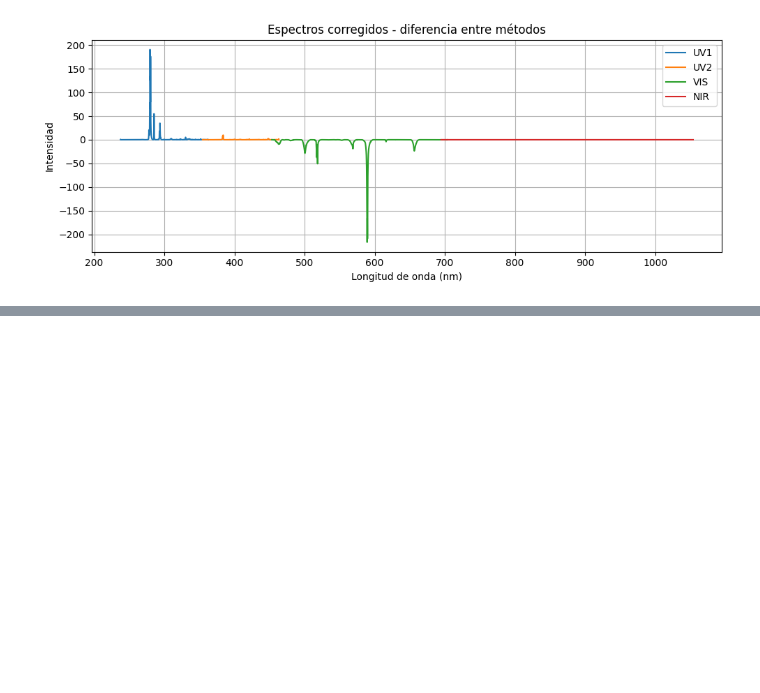
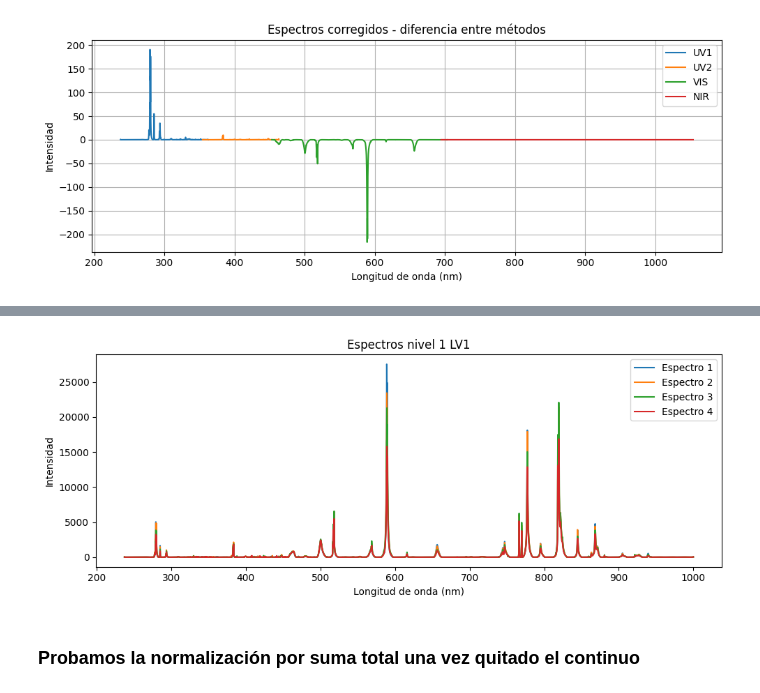
Before and after one commit to elsamoreno/LIBS_QUANTIFICATION_INTA, a Jupyter notebook: Pre_Processing/Pruebas_pipeline.ipynb, the cells around one changed output, grey strips where cells are left out. Saved outputs shown, nothing was run; the diff lists cells and outputs as text; code cells hidden in the pictures; blank space fills up the shorter version.

```diff
--- a/Pre_Processing/Pruebas_pipeline.ipynb
+++ b/Pre_Processing/Pruebas_pipeline.ipynb
@@ -350,0 +521,33 @@ plot_spectra(spectra_diff, wavelengths, nombres, title="Espectros corregidos - d
+# %%
+full_wavelength = np.concatenate(wavelength_lv1)
+
+full_spectra_lv1_1 = np.concatenate(spectra_lv1_1)
+full_continuum_1 = np.concatenate(continuum_1)
+full_spectra_lv1_2 = np.concatenate(spectra_lv1_2)
+full_continuum_2 = np.concatenate(continuum_2)
+full_spectra_lv1_3 = np.concatenate(spectra_lv1_3)
+full_continuum_3 = np.concatenate(continuum_3)
+full_spectra_lv1_4 = np.concatenate(spectra_lv1_4)
+full_continuum_4 = np.concatenate(continuum_4)
+full_spectra_lv1_5 = np.concatenate(spectra_lv1_5)
+full_continuum_5 = np.concatenate(continuum_5)
+
+#hacemos un gráfico mostrando juntos todos los espectros
+plt.figure(figsize=(10,4))
+
+plt.plot(full_wavelength, full_spectra_lv1_1, label='Espectro 1')
+plt.plot(full_wavelength, full_spectra_lv1_2, label='Espectro 2')
+plt.plot(full_wavelength, full_spectra_lv1_3, label='Espectro 3')
+plt.plot(full_wavelength, full_spectra_lv1_4, label='Espectro 4')
+plt.plot(full_wavelength, full_spectra_lv1_5, label='Espectro 5')
+
+plt.xlabel('Longitud de onda (nm)')
+plt.ylabel('Intensidad')
+plt.title('Espectros nivel 1 LV1')
+plt.legend()
+plt.tight_layout()
+plt.show()
+# %% [output]
+[figure, added]
+# %% [markdown]
+### Probamos la normalización por suma total una vez quitado el continuo
```
Also changed, not shown: parts of 18 cells of this notebook.
